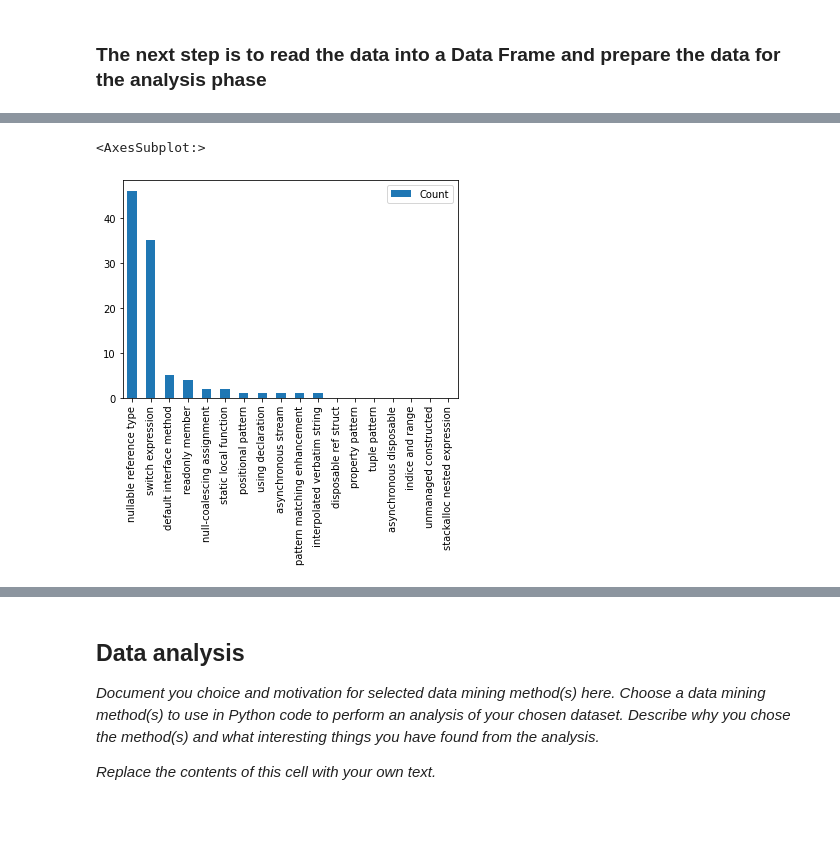
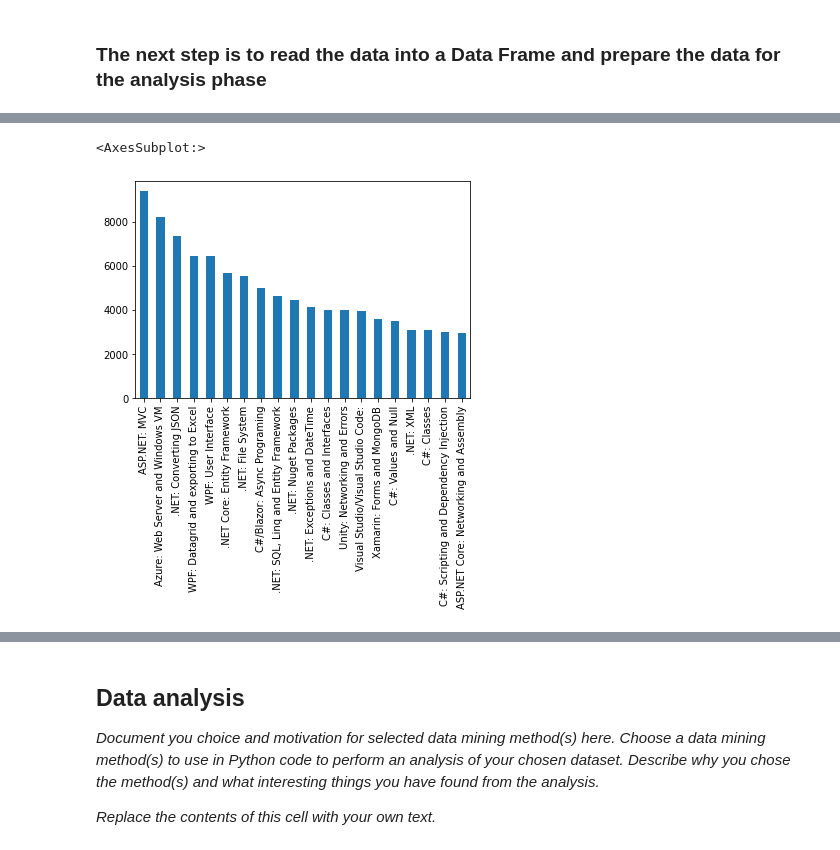
Before and after one commit to HannesSam/StackOverflowDataAnalysis, a Jupyter notebook: Data Mining Project.ipynb, the cells around one changed output, grey strips where cells are left out. Saved outputs shown, nothing was run; the diff lists cells and outputs as text; code cells hidden in the pictures; blank space fills up the shorter version.

```diff
--- a/Data Mining Project.ipynb
+++ b/Data Mining Project.ipynb
@@ -431,7 +148,2 @@ mydic
-# %%
-dataframe = pd.DataFrame.from_dict(mydic, orient = 'index', columns=['Count'])
-dataframe = dataframe.sort_values(by=['Count'], ascending = False)
-dataframe.head(30).plot.bar()
-# %% [output]
-<AxesSubplot:>
-[figure, removed]
+# %%
+arraydata = lda.transform(count_data)
@@ -437,0 +163,14 @@ dataframe.head(30).plot.bar()
+# %%
+def topic_list():
+    the_list = []
+    for scoreList in arraydata:
+        the_list.append(get_topic(scoreList))
+    return the_list
+df.insert(4, "Topic", topic_list(), True)
+# %%
+
+result = df['Topic'].value_counts()
+result.plot.bar()
+# %% [output]
+<AxesSubplot:>
+[figure, added]
```
Also changed, not shown: parts of 30 cells of this notebook.
